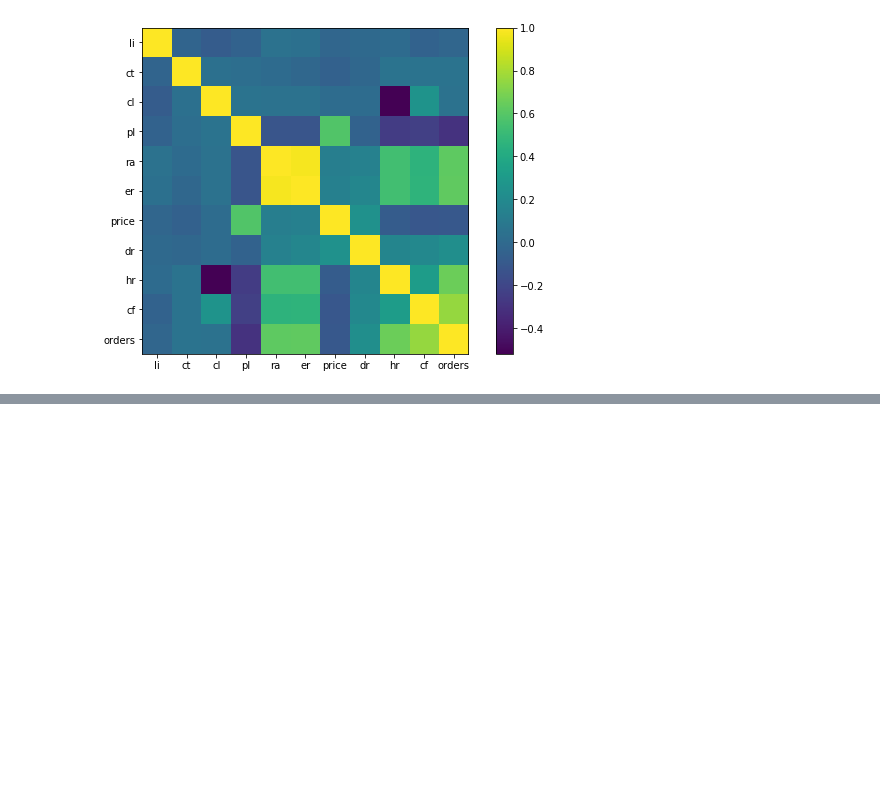
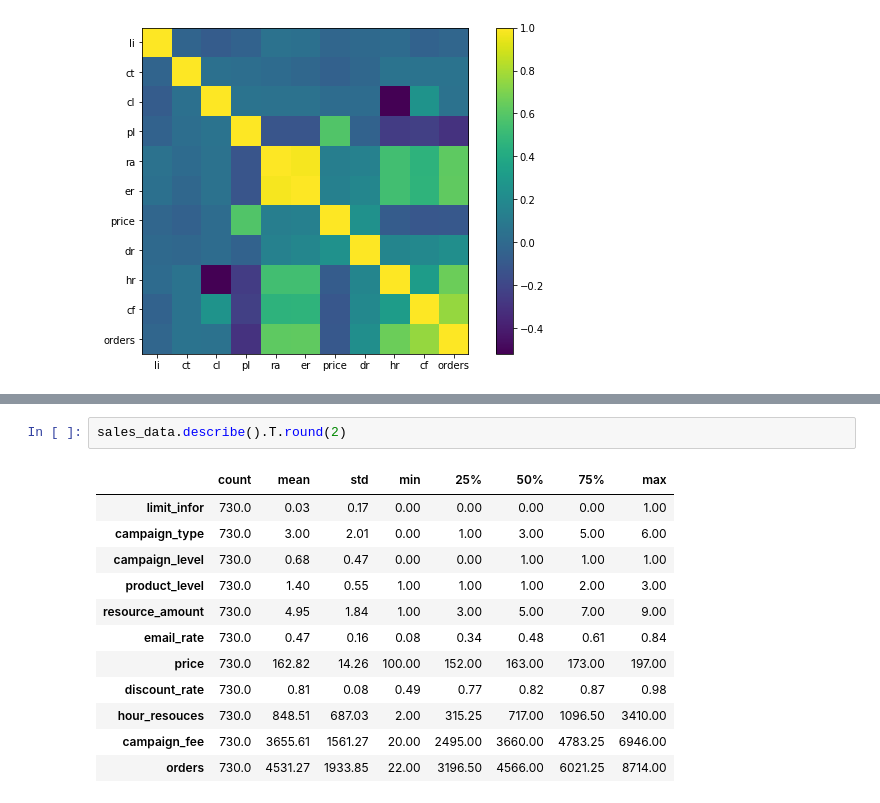
Before and after one commit to longfengpili/Data-Analysis-and-Data-Operation-with-python, a Jupyter notebook: chapter6商品数据化运营.ipynb, the cells around one changed output, grey strips where cells are left out. Drawn from its saved outputs; the diff is of its cells as text; blank space fills up the shorter version.

```diff
--- a/chapter6商品数据化运营.ipynb
+++ b/chapter6商品数据化运营.ipynb
@@ -145,0 +197,15 @@ orders -0.02  0.06  0.05 -0.30  0.62  0.63  -0.10  0.23  0.66  0.76    1.00
+# %%
+sales_data.describe().T.round(2)
+# %% [output]
+|  | count | mean | std | min | 25% | 50% | 75% | max |
+| limit_infor | 730.0 | 0.03 | 0.17 | 0.00 | 0.00 | 0.00 | 0.00 | 1.00 |
+| campaign_type | 730.0 | 3.00 | 2.01 | 0.00 | 1.00 | 3.00 | 5.00 | 6.00 |
+| campaign_level | 730.0 | 0.68 | 0.47 | 0.00 | 0.00 | 1.00 | 1.00 | 1.00 |
+| product_level | 730.0 | 1.40 | 0.55 | 1.00 | 1.00 | 1.00 | 2.00 | 3.00 |
+| resource_amount | 730.0 | 4.95 | 1.84 | 1.00 | 3.00 | 5.00 | 7.00 | 9.00 |
+| email_rate | 730.0 | 0.47 | 0.16 | 0.08 | 0.34 | 0.48 | 0.61 | 0.84 |
+| price | 730.0 | 162.82 | 14.26 | 100.00 | 152.00 | 163.00 | 173.00 | 197.00 |
+| discount_rate | 730.0 | 0.81 | 0.08 | 0.49 | 0.77 | 0.82 | 0.87 | 0.98 |
+| hour_resouces | 730.0 | 848.51 | 687.03 | 2.00 | 315.25 | 717.00 | 1096.50 | 3410.00 |
+| campaign_fee | 730.0 | 3655.61 | 1561.27 | 20.00 | 2495.00 | 3660.00 | 4783.25 | 6946.00 |
+| orders | 730.0 | 4531.27 | 1933.85 | 22.00 | 3196.50 | 4566.00 | 6021.25 | 8714.00 |
```
Also changed, not shown: parts of 11 cells of this notebook.
